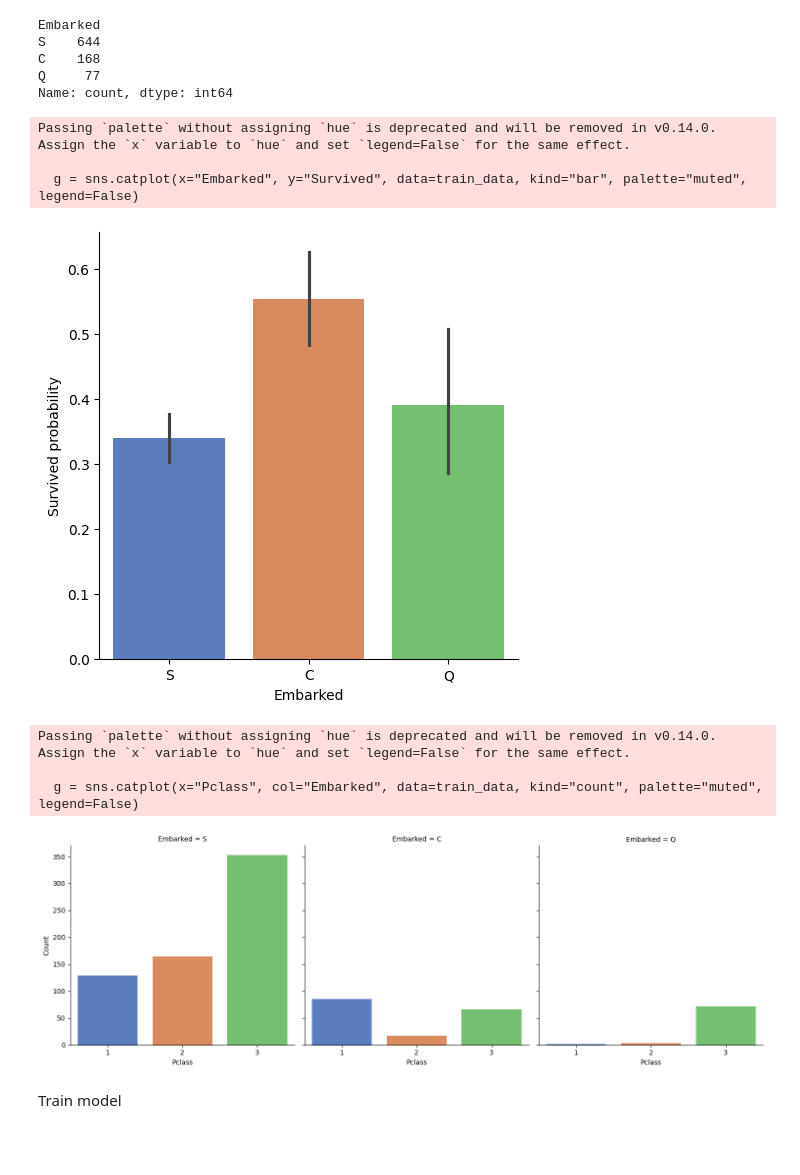
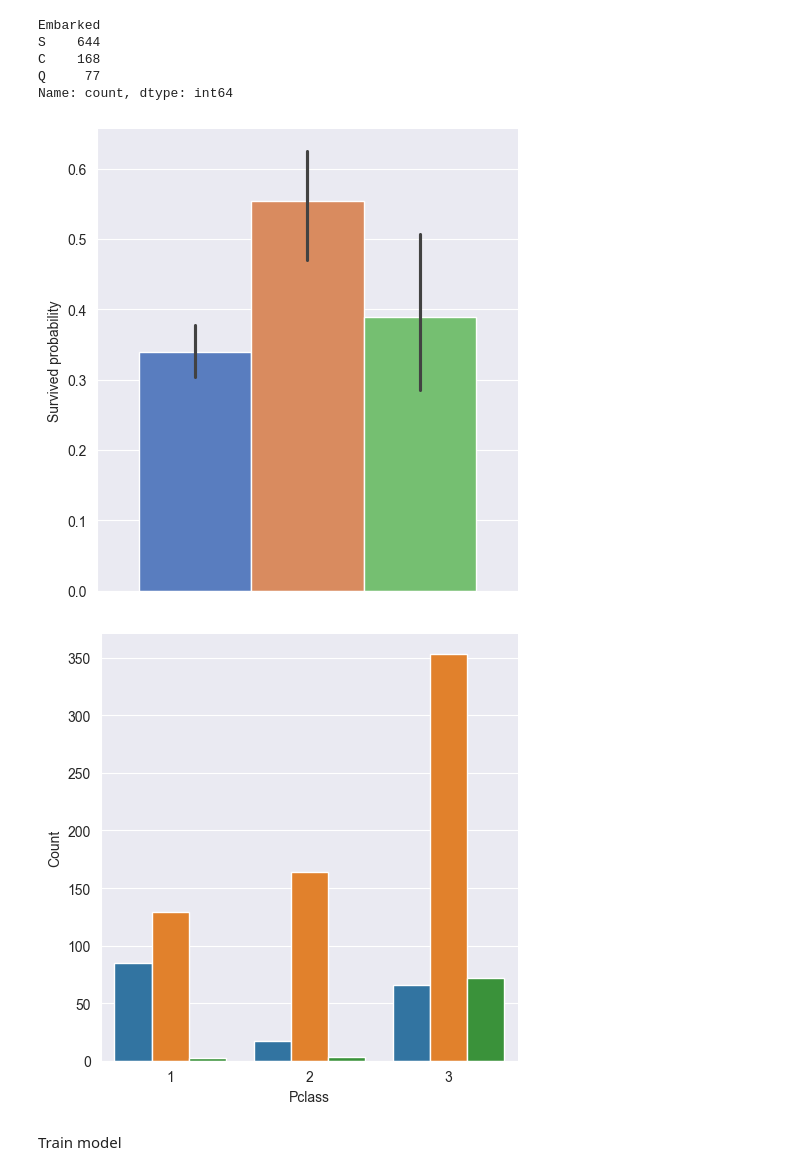
Before and after one commit to Szymqn/KaggleCompetitions, a Jupyter notebook: Titanic - Machine Learning from Disaster/exaple_model.ipynb, the cells around one changed output. Cells and saved outputs as stored; diff of their text form; code cells hidden in the pictures; blank space fills up the shorter version.

```diff
--- a/Titanic - Machine Learning from Disaster/exaple_model.ipynb
+++ b/Titanic - Machine Learning from Disaster/exaple_model.ipynb
@@ -176,22 +147,16 @@ Name: count, dtype: int64
 train_data['Embarked'] = train_data['Embarked'].fillna('S')
 # %%
 # Explore Embarked vs Survived
-g = sns.catplot(x="Embarked", y="Survived", data=train_data, kind="bar", palette="muted", legend=False)
+g = sns.catplot(hue="Embarked", y="Survived", data=train_data, kind="bar", palette="muted", legend=False)
 g = g.set_ylabels("Survived probability")
 # %% [output]
-Passing `palette` without assigning `hue` is deprecated and will be removed in v0.14.0. Assign the `x` variable to `hue` and set `legend=False` for the same effect.
-
-  g = sns.catplot(x="Embarked", y="Survived", data=train_data, kind="bar", palette="muted", legend=False)
-[figure, old version]
+[figure, new version]
 # %%
 # Explore Embarked vs Pclass
-g = sns.catplot(x="Pclass", col="Embarked", data=train_data, kind="count", palette="muted", legend=False)
+g = sns.catplot(x="Pclass", hue="Embarked", data=train_data, kind="count", legend=False)
 g = g.set_ylabels("Count")
 # %% [output]
-Passing `palette` without assigning `hue` is deprecated and will be removed in v0.14.0. Assign the `x` variable to `hue` and set `legend=False` for the same effect.
-
-  g = sns.catplot(x="Pclass", col="Embarked", data=train_data, kind="count", palette="muted", legend=False)
-[figure, old version]
+[figure, new version]
 # %% [markdown]
 Train model
 # %%
```
Also changed, not shown: parts of 11 cells of this notebook.
